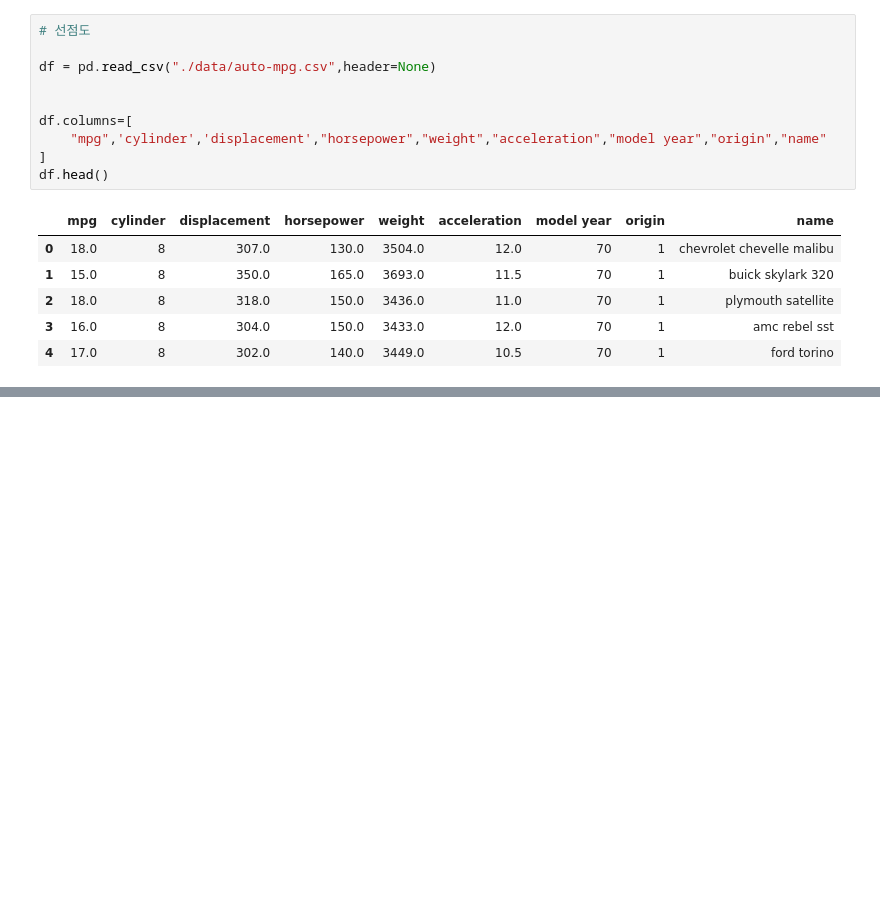
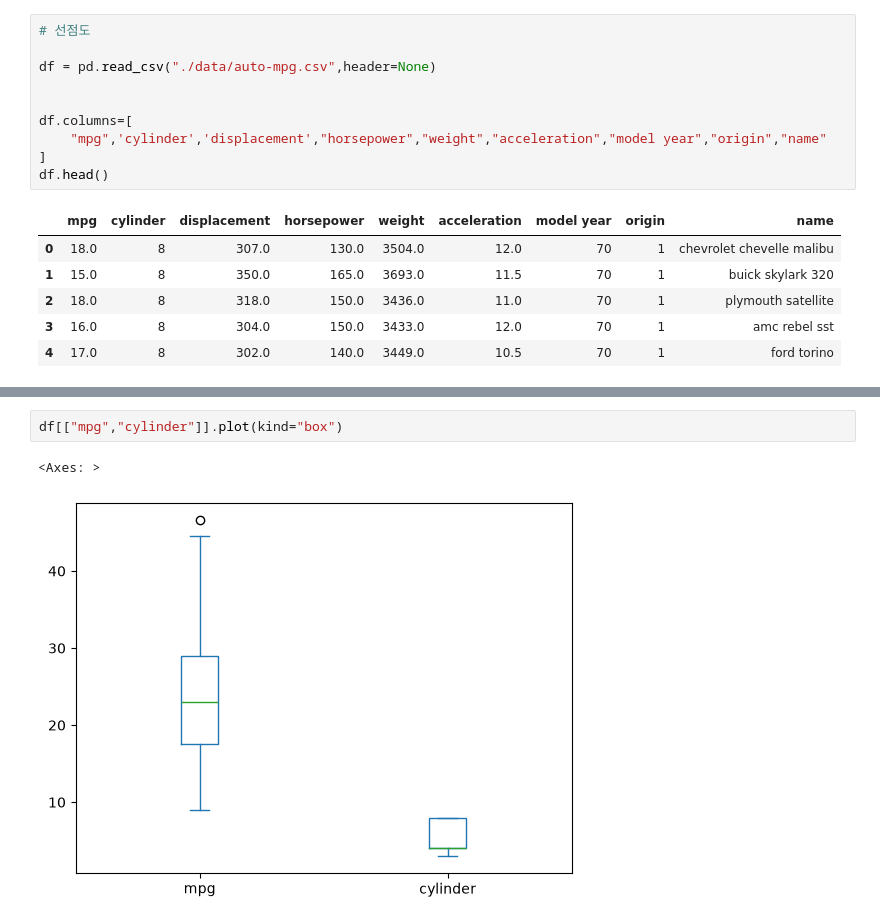
Before and after one commit to leejw4992-a11y/17-data-analytics, a Jupyter notebook: 03_데이터살펴보기/03_내장그래프도구.ipynb, the cells around one changed output, grey strips where cells are left out. Drawn from its saved outputs; the diff is of its cells as text; blank space fills up the shorter version.

```diff
--- a/03_데이터살펴보기/03_내장그래프도구.ipynb
+++ b/03_데이터살펴보기/03_내장그래프도구.ipynb
@@ -227,0 +242,5 @@ df
+# %%
+df[["mpg","cylinder"]].plot(kind="box")
+# %% [output]
+<Axes: >
+[figure, added]
```
Also changed, not shown: parts of 3 cells of this notebook, 6 other files.
